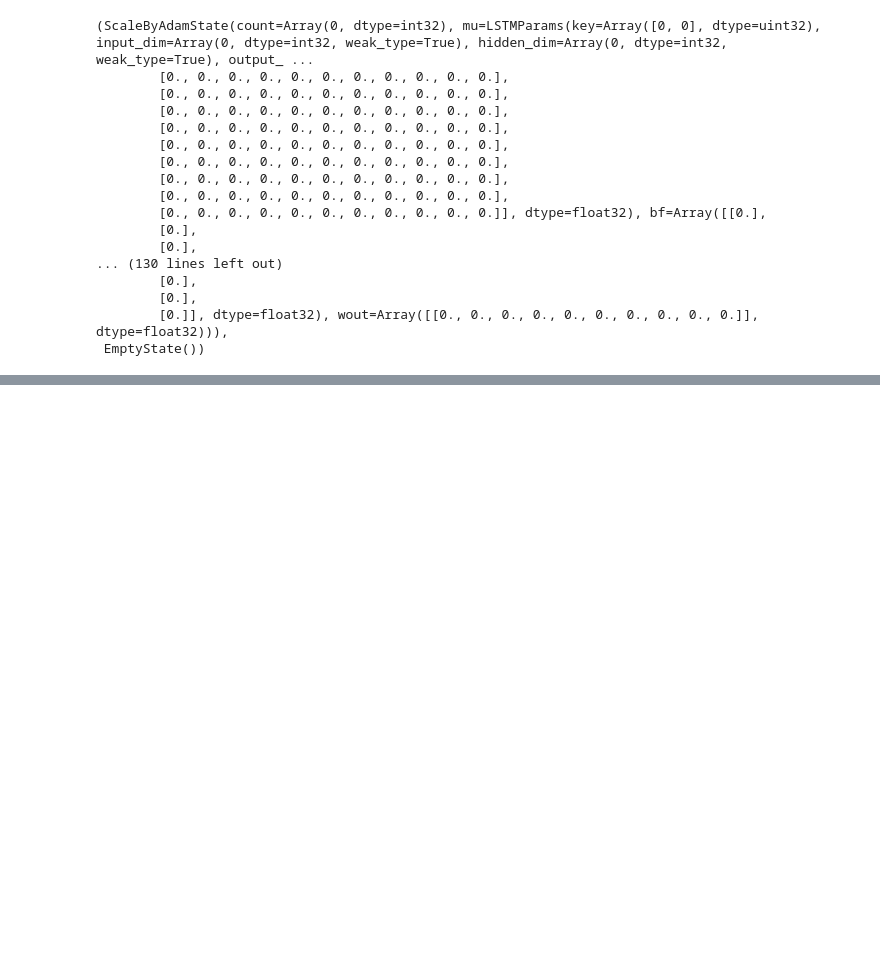
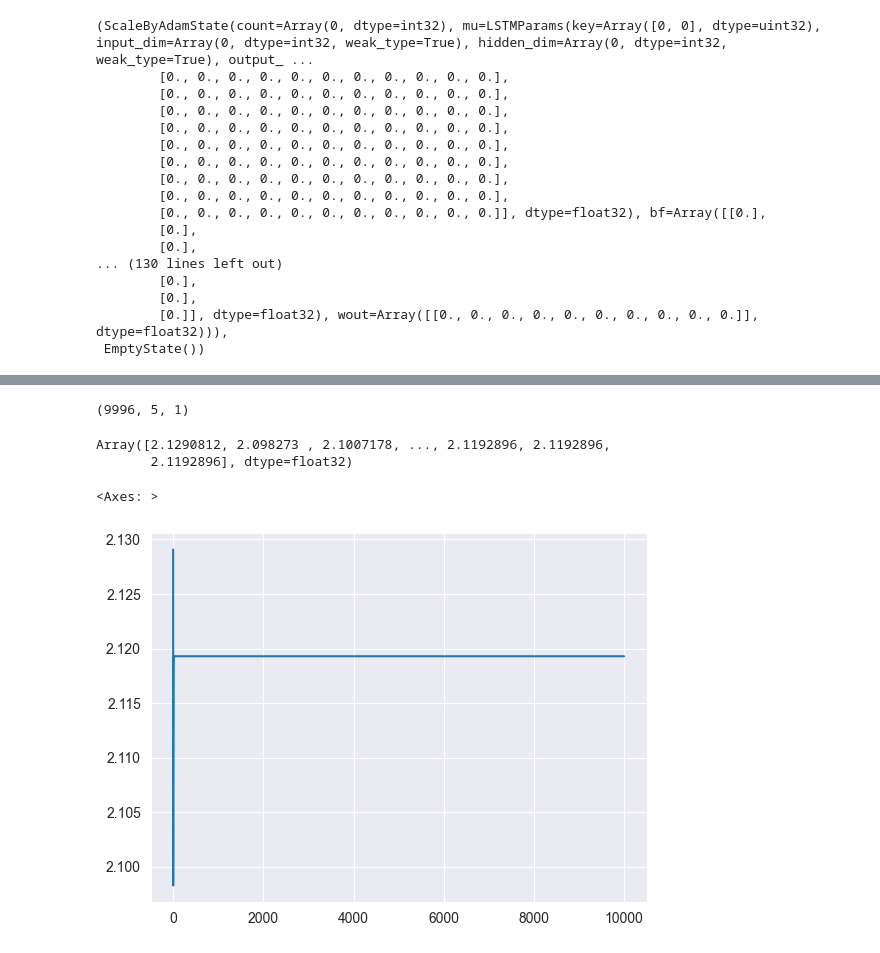
Before and after one commit to sugiyem/dsa4212, a Jupyter notebook: lstm/lstm_test.ipynb, the cells around one changed output, grey strips where cells are left out. Drawn from its saved outputs; the diff is of its cells as text; code cells hidden in the pictures; blank space fills up the shorter version.

```diff
--- a/lstm/lstm_test.ipynb
+++ b/lstm/lstm_test.ipynb
@@ -222,0 +238,16 @@ Epoch: 3
+# %%
+results = LSTM.forward_batch(params, x_window)
+# %%
+results.shape
+# %% [output]
+(9996, 5, 1)
+# %%
+results[:,-1,-1]
+# %% [output]
+Array([2.1290812, 2.098273 , 2.1007178, ..., 2.1192896, 2.1192896,
+       2.1192896], dtype=float32)
+# %%
+sns.lineplot(results[:,-1,-1])
+# %% [output]
+<Axes: >
+[figure, added]
```
Also changed, not shown: parts of 1 cell of this notebook, 1 other file.
